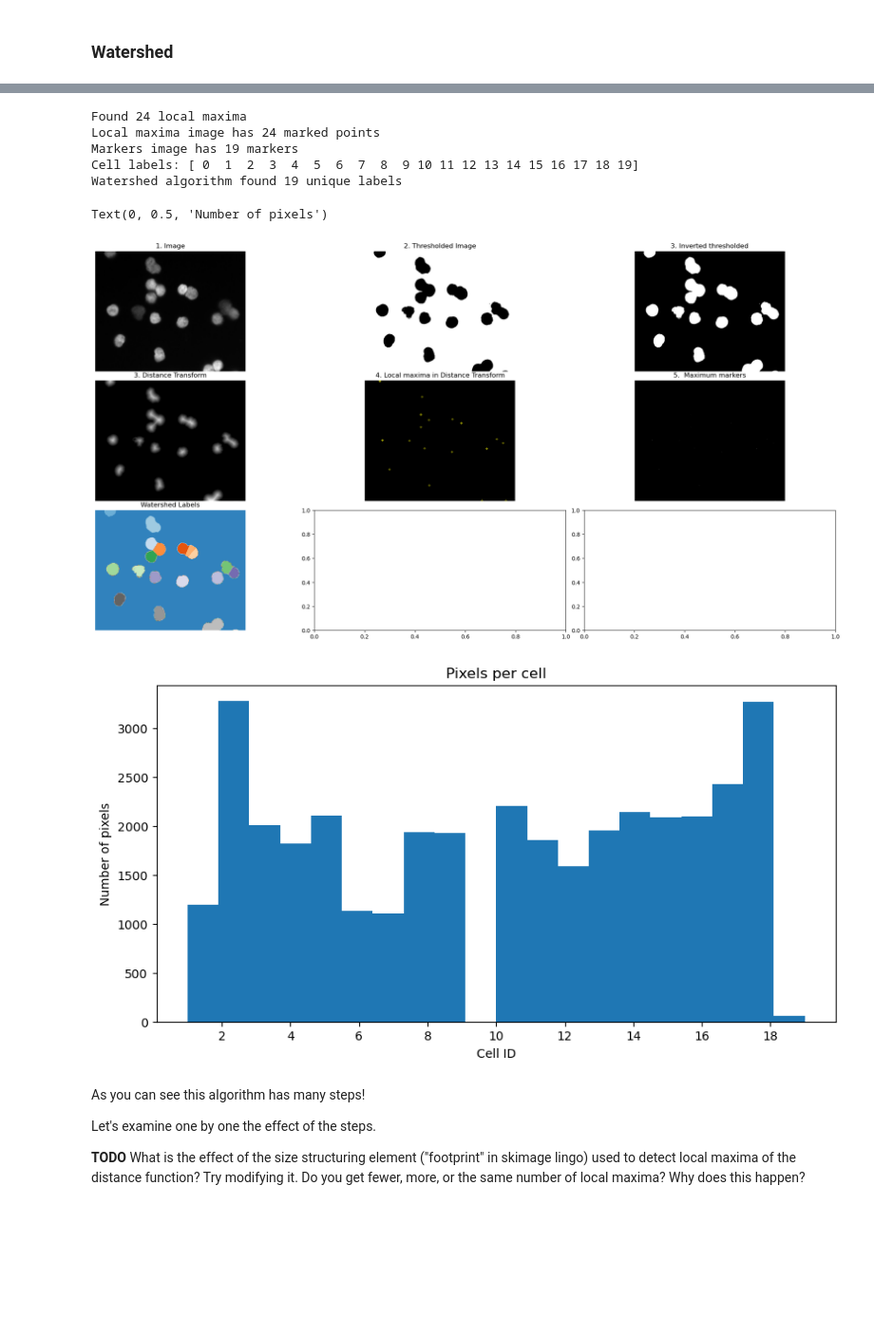
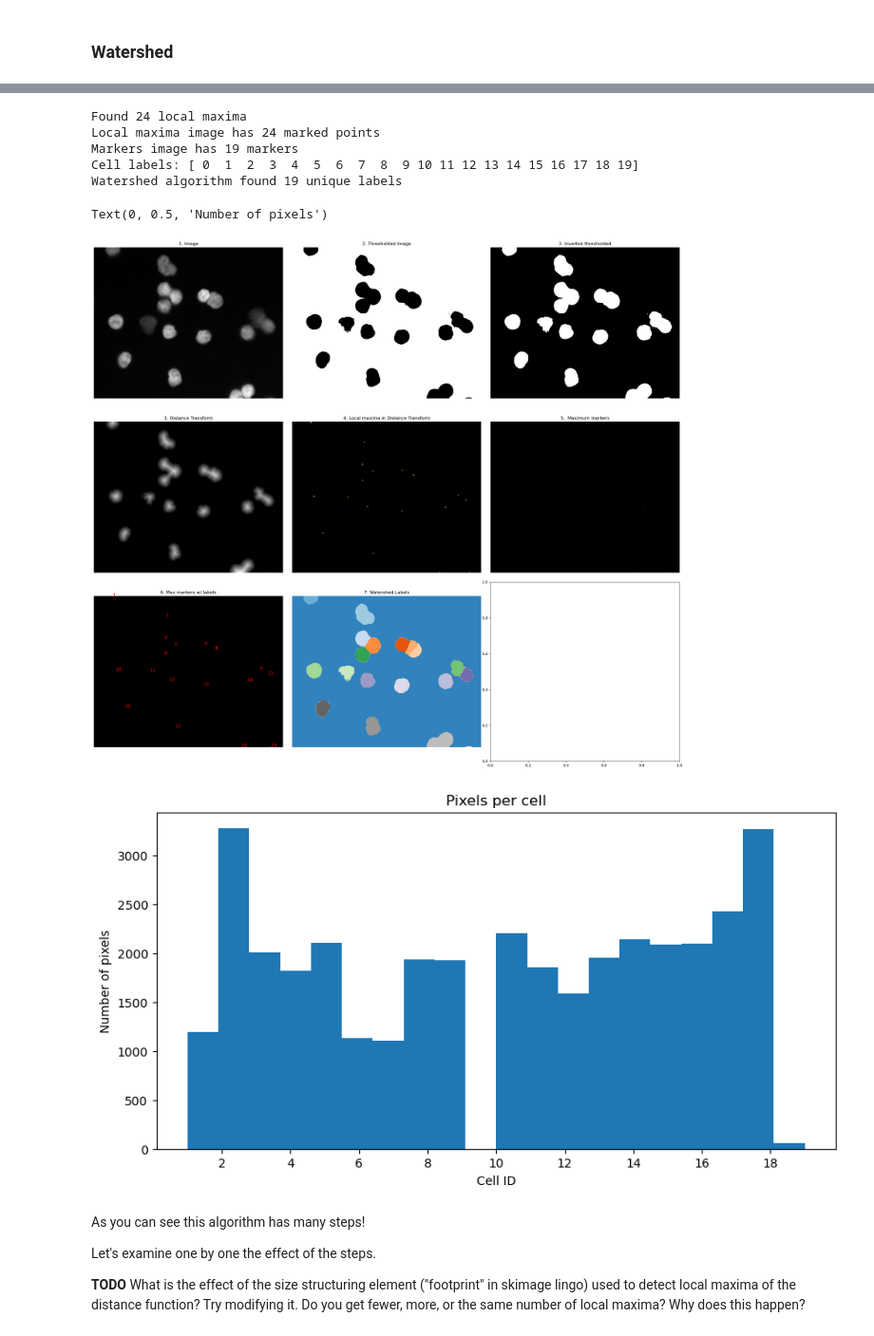
Before and after one commit to TranslationalML/course-image-analysis, a Jupyter notebook: module2/segmentation_description.ipynb, the cells around one changed output, grey strips where cells are left out. Shown at 95% size. Cells and saved outputs as stored; diff of their text form; code cells hidden in the pictures; blank space fills up the shorter version.

Commit message:
(feat) Added text labels to region markers

```diff
--- a/module2/segmentation_description.ipynb
+++ b/module2/segmentation_description.ipynb
@@ -79,7 +80,7 @@ image_file = os.path.join(path_to_images, 'neuroblastoma_5_orig_small.jpg')
 img = io.imread(image_file)
 img = img/np.max(img) # normalize the image to [0,1]
 
-# invert
+# Binarize by thresholding, then invert
 img_bin=img < 0.2
 img_bin_inv = invert(img_bin)
 
@@ -100,13 +101,16 @@ print(f'Local maxima image has {np.sum(local_maxima.ravel())} marked points')
 markers, _ = ndi.label(local_maxima)
 print(f'Markers image has {len(np.unique(markers))-1} markers') # -1 because 0 is background
 print(f'Cell labels: {np.unique(markers)}')
+import matplotlib.pyplot as plt
+
+
 
 # Run watershed algorithm to label each pixel with the marker of the local maximum it is closest to
 labels = watershed(img_dist, markers, mask=img_bin_inv,compactness=1)
 print(f'Watershed algorithm found {len(np.unique(labels))-1} unique labels') # -1 because 0 is background
 
 # Show all processing steps in Watershed segmentation
-fig, axes = plt.subplots(3, 3, figsize=(20, 10))
+fig, axes = plt.subplots(3, 3, figsize=(22, 20))
 axes[0,0].imshow(img, cmap='gray')
 axes[0,0].set_title('1. Image')
 axes[0,0].axis('off')
@@ -121,36 +125,47 @@ axes[1,0].imshow(img_dist, cmap='gray')
 axes[1,0].set_title('3. Distance Transform')
 axes[1,0].axis('off')
 axes[1,1].imshow(local_maxima, cmap='gray')
 axes[1,1].set_title('4. Local maxima in Distance Transform')
 axes[1,1].axis('off')
 axes[1,1].scatter(coords_max[:,1], coords_max[:,0], c='y', s=20, marker="+", alpha=0.5)
 axes[1,2].imshow(markers, cmap='gray')
 axes[1,2].set_title('5.  Maximum markers')
 axes[1,2].axis('off')
 
-axes[2,0].imshow(labels, cmap='tab20c')
-axes[2,0].set_title('6. Watershed Labels')
+# Find non-zero pixels in the markers image
+non_zero_pixels = markers[markers != 0]
+# Plot a string equal to the value of the non-zero pixel at that location in the image
+axes[2,0].imshow(markers, cmap='gray')
+for i, pixel in enumerate(non_zero_pixels):
+    row, col = np.where(markers == pixel)
+    axes[2,0].text(col[0], row[0], str(pixel), color='red', fontsize=12)
+axes[2,0].set_title('6. Max markers w/ labels')
 axes[2,0].axis('off')
+
+
+axes[2,1].imshow(labels, cmap='tab20c')
+axes[2,1].set_title('7. Watershed Labels')
+axes[2,1].axis('off')
 
 plt.tight_layout(pad=0.2)
 
 
 # plot the number of pixels per cell
 ax = plt.figure(figsize=(10,5)).gca()
 ax.xaxis.set_major_locator(MaxNLocator(integer=True))
 
 plt.hist(labels[labels>0].ravel(), bins=len(np.unique(labels)-1))
 plt.title('Pixels per cell')
 plt.xlabel('Cell ID')
 plt.ylabel('Number of pixels')
 # %% [output]
 Found 24 local maxima
 Local maxima image has 24 marked points
 Markers image has 19 markers
 Cell labels: [ 0  1  2  3  4  5  6  7  8  9 10 11 12 13 14 15 16 17 18 19]
 Watershed algorithm found 19 unique labels
 Text(0, 0.5, 'Number of pixels')
-[figure, old version]
+[figure, new version]
 [figure]
 # %% [markdown]
 As you can see this algorithm has many steps!
```
Also changed, not shown: parts of 2 cells of this notebook.
